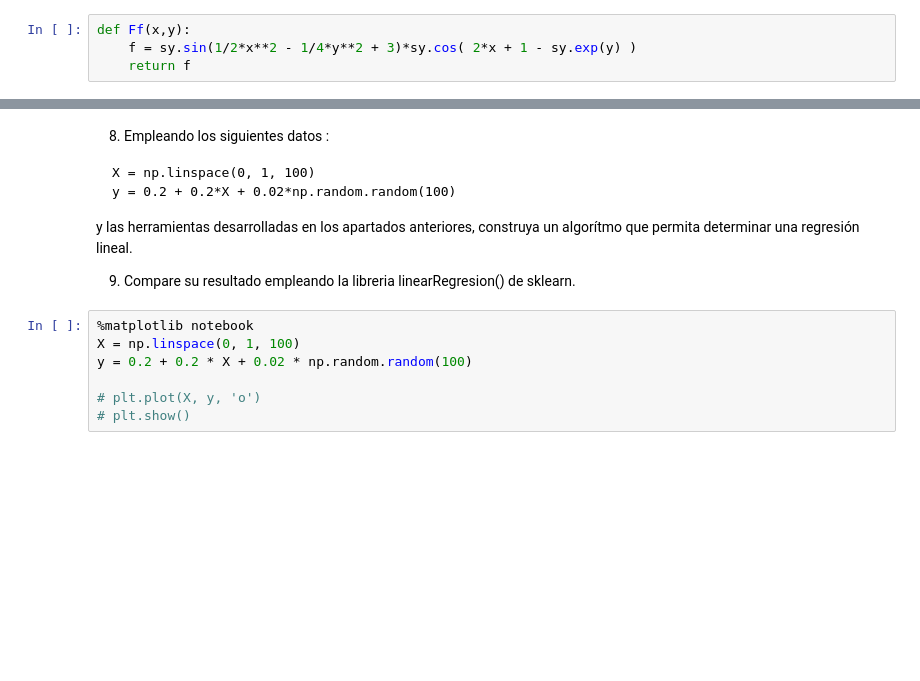
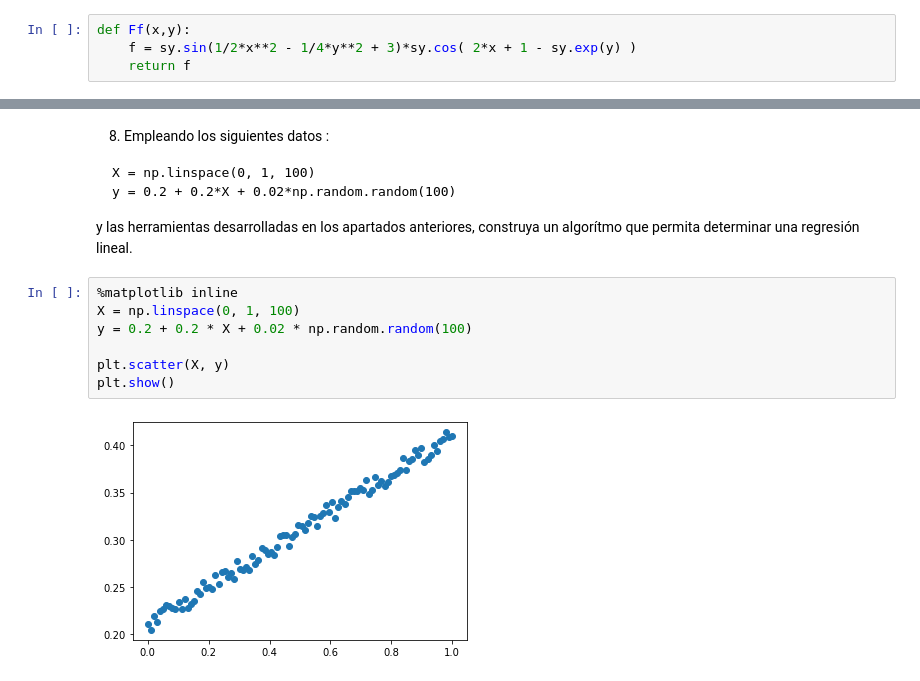
Before and after one commit to hernansalinas/Curso_aprendizaje_estadistico, a Jupyter notebook: Tareas/Camacho/Laboratorio_03.ipynb, the cells around one changed output, grey strips where cells are left out. Drawn from its saved outputs; the diff is of its cells as text; blank space fills up the shorter version.

```diff
--- a/Tareas/Camacho/Laboratorio_03.ipynb
+++ b/Tareas/Camacho/Laboratorio_03.ipynb
@@ -299,12 +300,12 @@ y = 0.2 + 0.2*X + 0.02*np.random.random(100)
 
 y las herramientas desarrolladas en los apartados anteriores,
 construya un algorítmo que permita determinar una regresión lineal.
-
-9. Compare su resultado empleando la libreria linearRegresion() de sklearn.
 # %%
-%matplotlib notebook
+%matplotlib inline
 X = np.linspace(0, 1, 100)
 y = 0.2 + 0.2 * X + 0.02 * np.random.random(100)
 
-# plt.plot(X, y, 'o')
-# plt.show()
+plt.scatter(X, y)
+plt.show()
+# %% [output]
+[figure, added]
```
Also changed, not shown: parts of 21 cells of this notebook.
